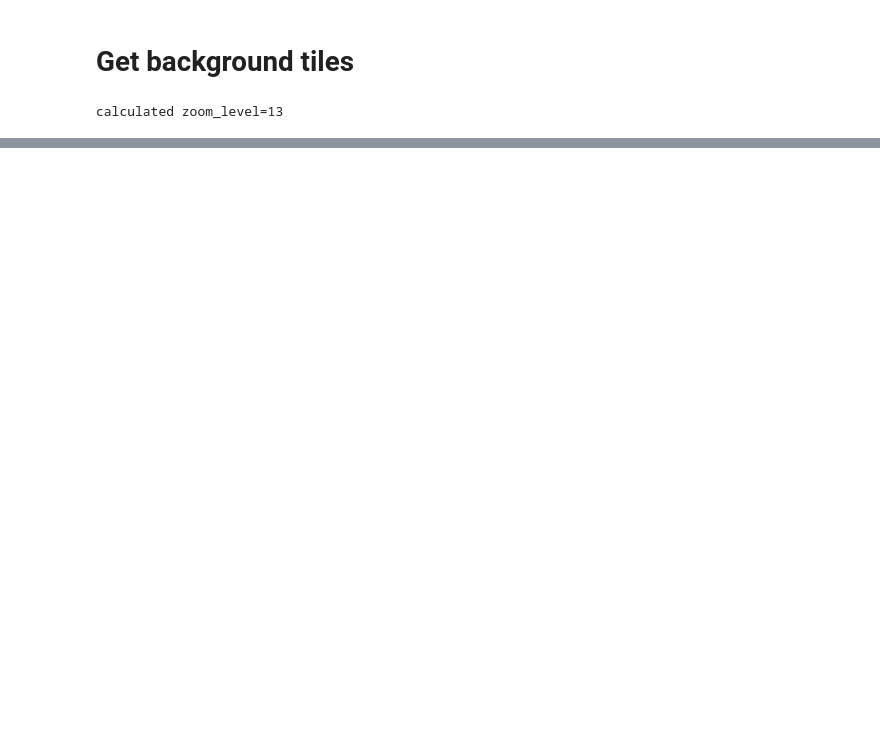
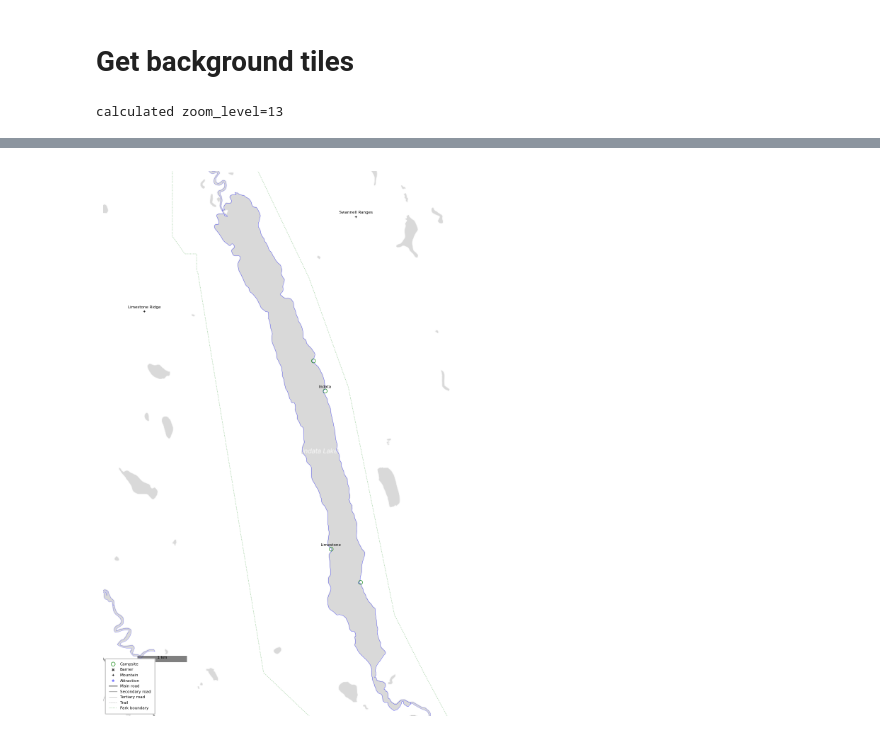
Before and after one commit to trevorki/canoe-mapping, a Jupyter notebook: osmnx-learning2.ipynb, the cells around one changed output, grey strips where cells are left out. Cells and saved outputs as stored; diff of their text form; code cells hidden in the pictures; blank space fills up the shorter version.

```diff
--- a/osmnx-learning2.ipynb
+++ b/osmnx-learning2.ipynb
@@ -300,0 +331,26 @@ gdf
+# %%
+legend_items = {
+    'Campsite': styles["campsite"],
+    'Barrier': styles["barrier"],
+    'Mountain': styles["mountain"],
+    'Attraction': styles["attraction"],
+    'Main road': styles["main_road"],
+    'Secondary road': styles["secondary_road"],
+    'Tertiary road': styles["tertiary_road"],
+    'Trail': styles["trail"],
+    'Park boundary': styles["park"],
+}
+
+
+from matplotlib.lines import Line2D
+from matplotlib.patches import Patch
+
+legend_elements = [Line2D([0], [0], label=key, **value) for key, value in legend_items.items()]
+
+# Create the figure
+ax.legend(handles=legend_elements, loc='lower left',fontsize=annotation_text_size,borderpad=1,framealpha=1,
+          )
+
+fig
+# %% [output]
+[figure, added]
```
Also changed, not shown: parts of 29 cells of this notebook, 1 other file.
